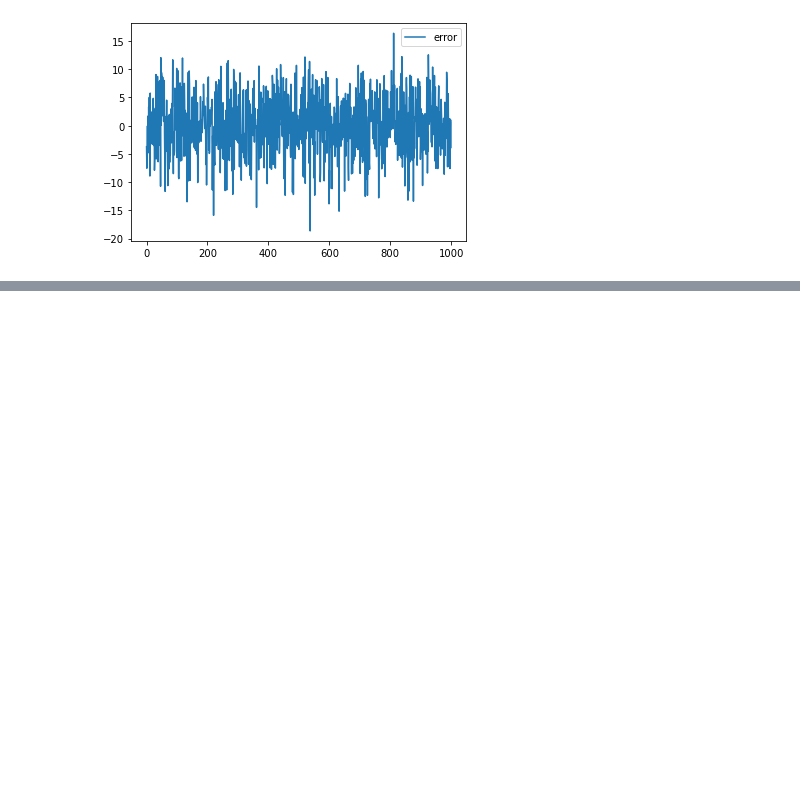
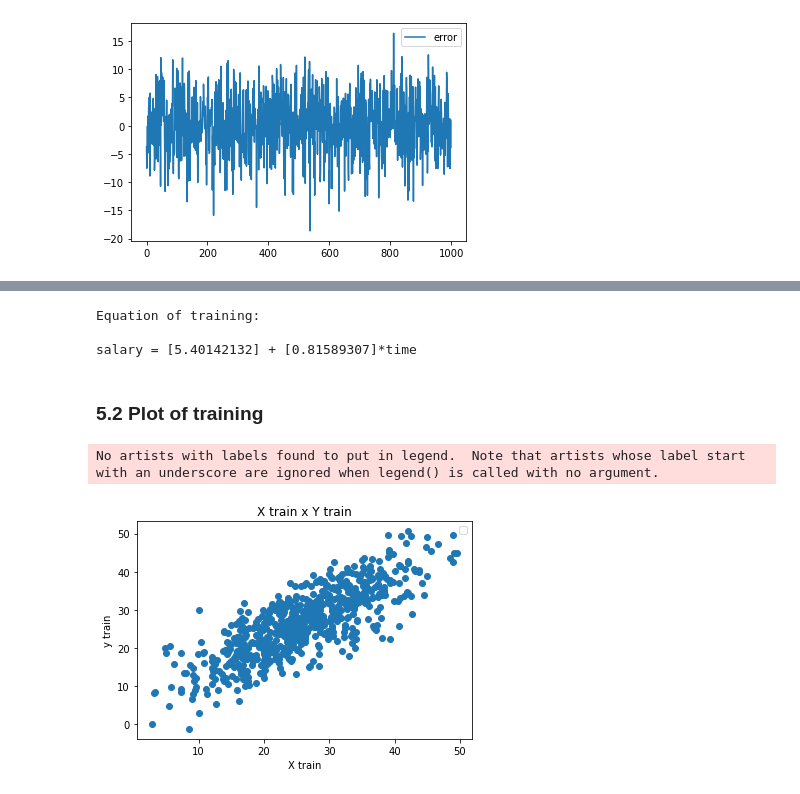
Before and after one commit to salasouza/familyoflms, a Jupyter notebook: notebooks/v1_linear_model_simples.ipynb, the cells around one changed output, grey strips where cells are left out. Saved outputs shown, nothing was run; the diff lists cells and outputs as text; code cells hidden in the pictures; blank space fills up the shorter version.

```diff
--- a/notebooks/v1_linear_model_simples.ipynb
+++ b/notebooks/v1_linear_model_simples.ipynb
@@ -231,0 +247,2 @@ plt.show()
+# %%
+y = df.iloc[:,-3:2].values
@@ -231,0 +255,4 @@ plt.show()
+# %%
+X_train, X_test, y_train, y_test = train_test_split(X,y,
+                                                   random_state=151120,
+                                                   test_size=0.3)
@@ -231,0 +278,2 @@ plt.show()
+# %%
+model = LinearRegression()
@@ -231,0 +282,2 @@ plt.show()
+# %%
+model.fit(X_train, y_train)
@@ -231,0 +303,20 @@ plt.show()
+# %%
+print('Equation of training:\n')
+
+print(f'salary = {beta_0} + {beta_1[0]}*time')
+# %% [output]
+Equation of training:
+
+salary = [5.40142132] + [0.81589307]*time
+# %% [markdown]
+<h3>5.2 Plot of training</h3>
+# %%
+plt.scatter(X_train, y_train)
+plt.xlabel('X train')
+plt.ylabel('y train')
+plt.title('X train x Y train')
+plt.legend(loc='best')
+plt.show()
+# %% [output]
+No artists with labels found to put in legend.  Note that artists whose label start with an underscore are ignored when legend() is called with no argument.
+[figure, added]
```
Also changed, not shown: parts of 33 cells of this notebook.
